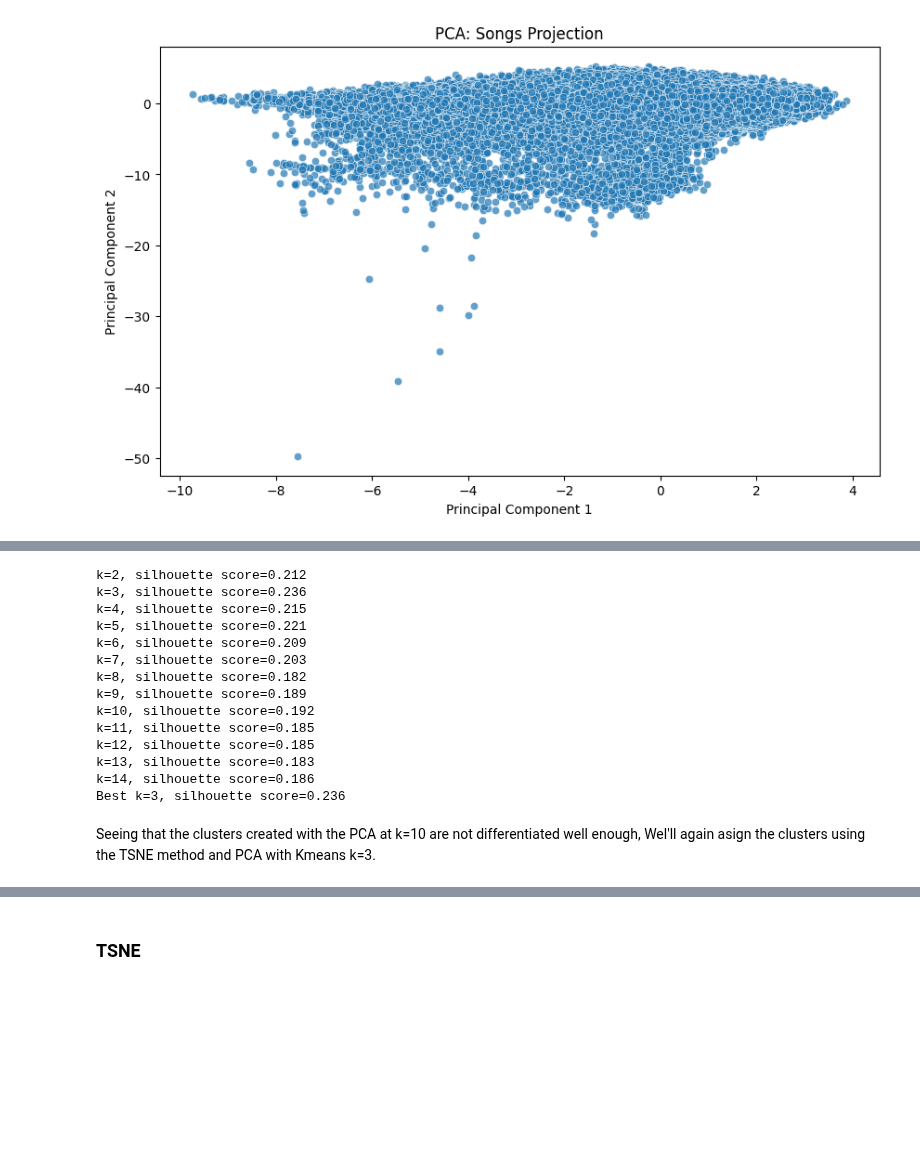
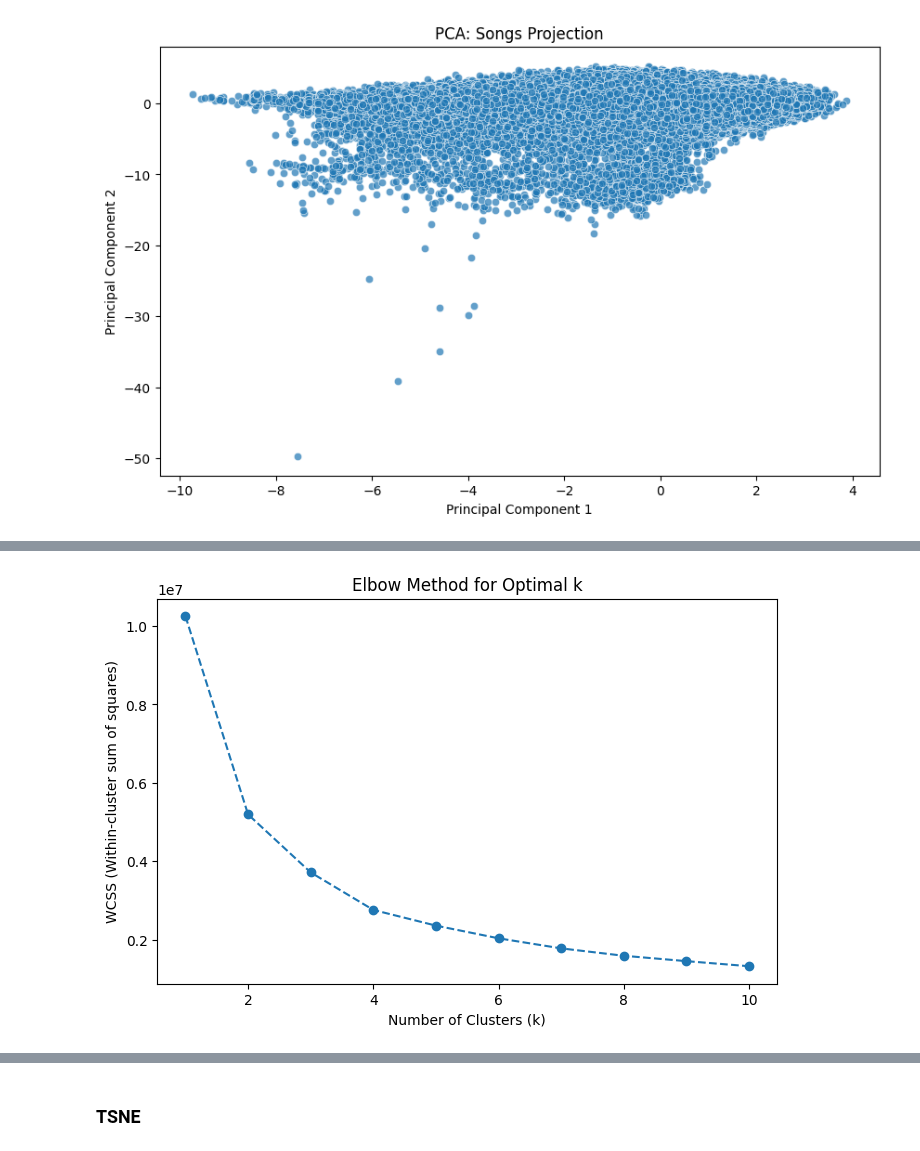
Before and after one commit to enekobarod/Suggestify, a Jupyter notebook: Suggestify/Suggestify.ipynb, the cells around one changed output, grey strips where cells are left out. Saved outputs shown, nothing was run; the diff lists cells and outputs as text; code cells hidden in the pictures; blank space fills up the shorter version.

```diff
--- a/Suggestify/Suggestify.ipynb
+++ b/Suggestify/Suggestify.ipynb
@@ -134,6 +121,6 @@ df_sample_categorical.set_index("track_id", inplace=True)
 # %%
 scaler = StandardScaler()
-df_scaled = scaler.fit_transform(df_sample_numerical)
+df_scaled = scaler.fit_transform(df_numerical.drop('track_id', axis=1))
 # %%
 X_rank = np.linalg.matrix_rank(df_scaled)
 print('Rank of X_train:', X_rank)
@@ -206,5 +297,0 @@ plt.show()
-# %%
-#KMeans with k=10
-kmeans = KMeans(n_clusters=10, random_state=42)
-df_sample['cluster_pca'] = kmeans.fit_predict(df_pca)
-df_sample.head()
@@ -343,33 +298,24 @@ plt.show()
-# %%
-from sklearn.metrics import silhouette_score
-best_key=0
-best_score=-1
-X = df_pca[:5000]
-for k in range(2, 15):
-    kmeans = KMeans(n_clusters=k, random_state=42)
-    labels = kmeans.fit_predict(X)
-    score = silhouette_score(X, labels)
-    if score> best_score:
-        best_key=k
-        best_score=score
-    print(f"k={k}, silhouette score={score:.3f}")
-print(f"Best k={best_key}, silhouette score={best_score:.3f}")
-
-k=best_key
-# %% [output]
-k=2, silhouette score=0.212
-k=3, silhouette score=0.236
-k=4, silhouette score=0.215
-k=5, silhouette score=0.221
-k=6, silhouette score=0.209
-k=7, silhouette score=0.203
-k=8, silhouette score=0.182
-k=9, silhouette score=0.189
-k=10, silhouette score=0.192
-k=11, silhouette score=0.185
-k=12, silhouette score=0.185
-k=13, silhouette score=0.183
-k=14, silhouette score=0.186
-Best k=3, silhouette score=0.236
-# %% [markdown]
-Seeing that the clusters created with the PCA at k=10 are not differentiated well enough, Wel'll again asign the clusters using the TSNE method and PCA with Kmeans k=3.
+# %%
+from sklearn.cluster import KMeans
+import matplotlib.pyplot as plt
+import seaborn as sns
+
+# Use PCA-transformed data (PC1, PC2)
+X = df_pca[['PC1', 'PC2']]
+# %%
+wcss = []  # Within-cluster sum of squares
+
+for k in range(1, 11):  # Try k values from 1 to 10
+    kmeans = KMeans(n_clusters=k, random_state=42, n_init=10)
+    kmeans.fit(X)
+    wcss.append(kmeans.inertia_)
+
+# Plot Elbow Curve
+plt.figure(figsize=(8, 5))
+plt.plot(range(1, 11), wcss, marker='o', linestyle='--')
+plt.xlabel("Number of Clusters (k)")
+plt.ylabel("WCSS (Within-cluster sum of squares)")
+plt.title("Elbow Method for Optimal k")
+plt.show()
+# %% [output]
+[figure, added]
```
Also changed, not shown: parts of 47 cells of this notebook.
